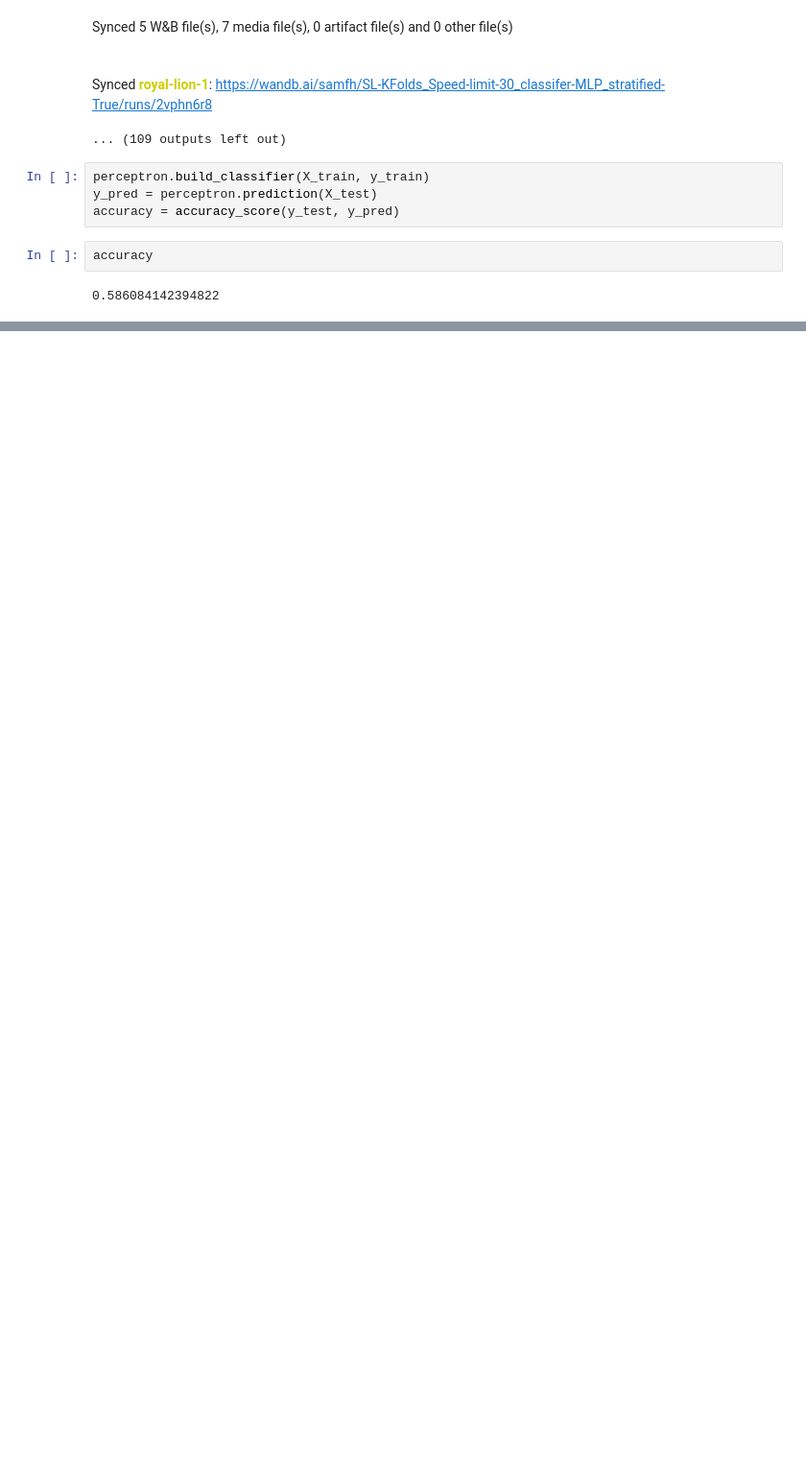
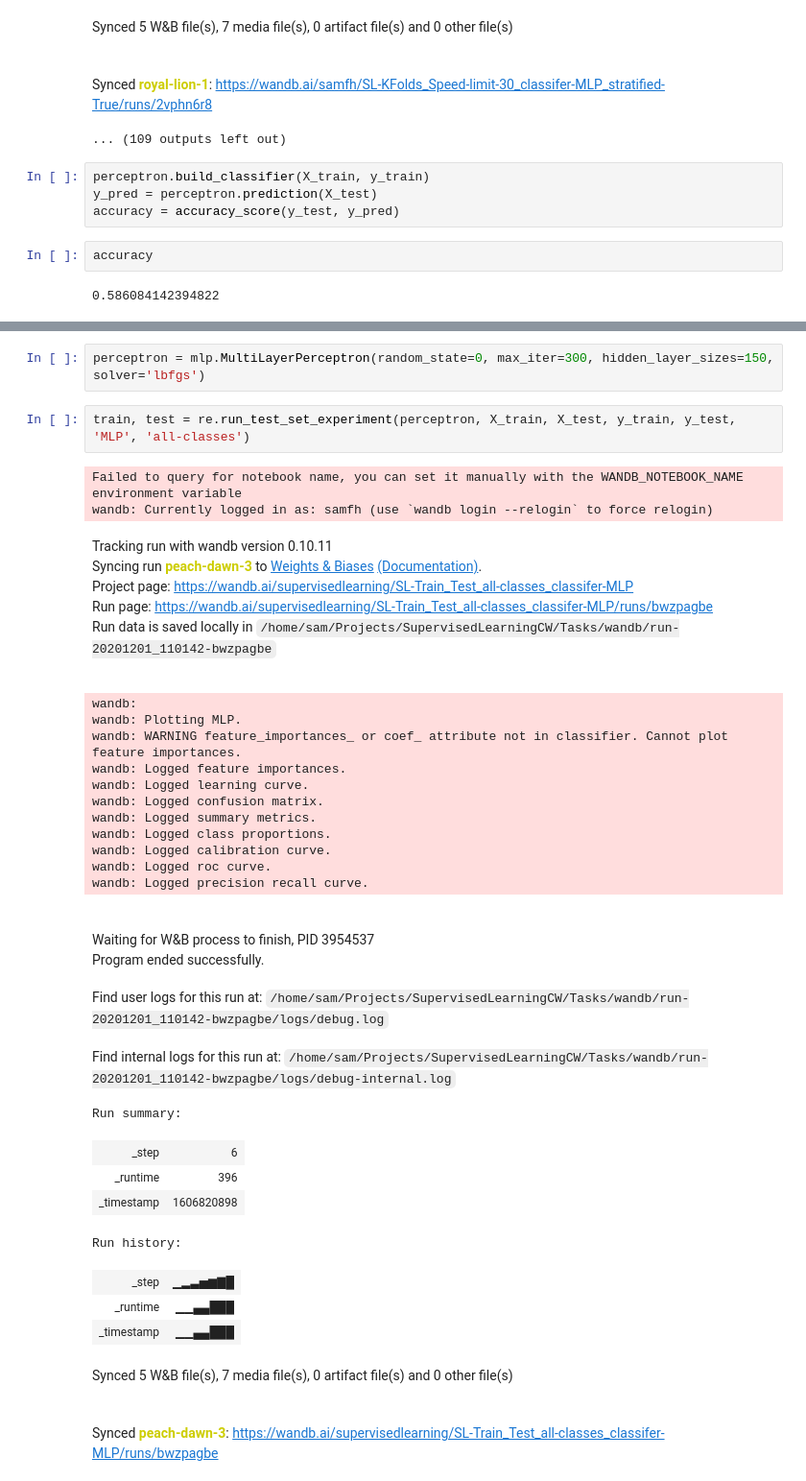
Before and after one commit to friedforfun/SupervisedLearningCW, a Jupyter notebook: Tasks/test_stuff_notebook.ipynb, the cells around one changed output, grey strips where cells are left out. Shown: that part at 96% size. Drawn from its saved outputs; the diff is of its cells as text; blank space fills up the shorter version.

Commit message:
Example notebook

```diff
--- a/Tasks/test_stuff_notebook.ipynb
+++ b/Tasks/test_stuff_notebook.ipynb
@@ -77,0 +105,37 @@ NameError: name 'train_test_split' is not defined
+# %%
+perceptron = mlp.MultiLayerPerceptron(random_state=0, max_iter=300, hidden_layer_sizes=150, solver='lbfgs')
+# %%
+train, test = re.run_test_set_experiment(perceptron, X_train, X_test, y_train, y_test, 'MLP', 'all-classes')
+# %% [output]
+Failed to query for notebook name, you can set it manually with the WANDB_NOTEBOOK_NAME environment variable
+wandb: Currently logged in as: samfh (use `wandb login --relogin` to force relogin)
+Tracking run with wandb version 0.10.11
+Syncing run peach-dawn-3 to Weights & Biases (Documentation).
+Project page: https://wandb.ai/supervisedlearning/SL-Train_Test_all-classes_classifer-MLP
+Run page: https://wandb.ai/supervisedlearning/SL-Train_Test_all-classes_classifer-MLP/runs/bwzpagbe
+Run data is saved locally in /home/sam/Projects/SupervisedLearningCW/Tasks/wandb/run-20201201_110142-bwzpagbe
+wandb:
+wandb: Plotting MLP.
+wandb: WARNING feature_importances_ or coef_ attribute not in classifier. Cannot plot feature importances.
+wandb: Logged feature importances.
+wandb: Logged learning curve.
+wandb: Logged confusion matrix.
+wandb: Logged summary metrics.
+wandb: Logged class proportions.
+wandb: Logged calibration curve.
+wandb: Logged roc curve.
+wandb: Logged precision recall curve.
+Waiting for W&B process to finish, PID 3954537
+Program ended successfully.
+Find user logs for this run at: /home/sam/Projects/SupervisedLearningCW/Tasks/wandb/run-20201201_110142-bwzpagbe/logs/debug.log
+Find internal logs for this run at: /home/sam/Projects/SupervisedLearningCW/Tasks/wandb/run-20201201_110142-bwzpagbe/logs/debug-internal.log
+Run summary:
+| _step | 6 |
+| _runtime | 396 |
+| _timestamp | 1606820898 |
+Run history:
+| _step | ▁▂▃▅▆▇█ |
+| _runtime | ▁▁▄▄███ |
+| _timestamp | ▁▁▄▄███ |
+Synced 5 W&B file(s), 7 media file(s), 0 artifact file(s) and 0 other file(s)
+Synced peach-dawn-3: https://wandb.ai/supervisedlearning/SL-Train_Test_all-classes_classifer-MLP/runs/bwzpagbe
```
Also changed, not shown: parts of 12 cells of this notebook.
